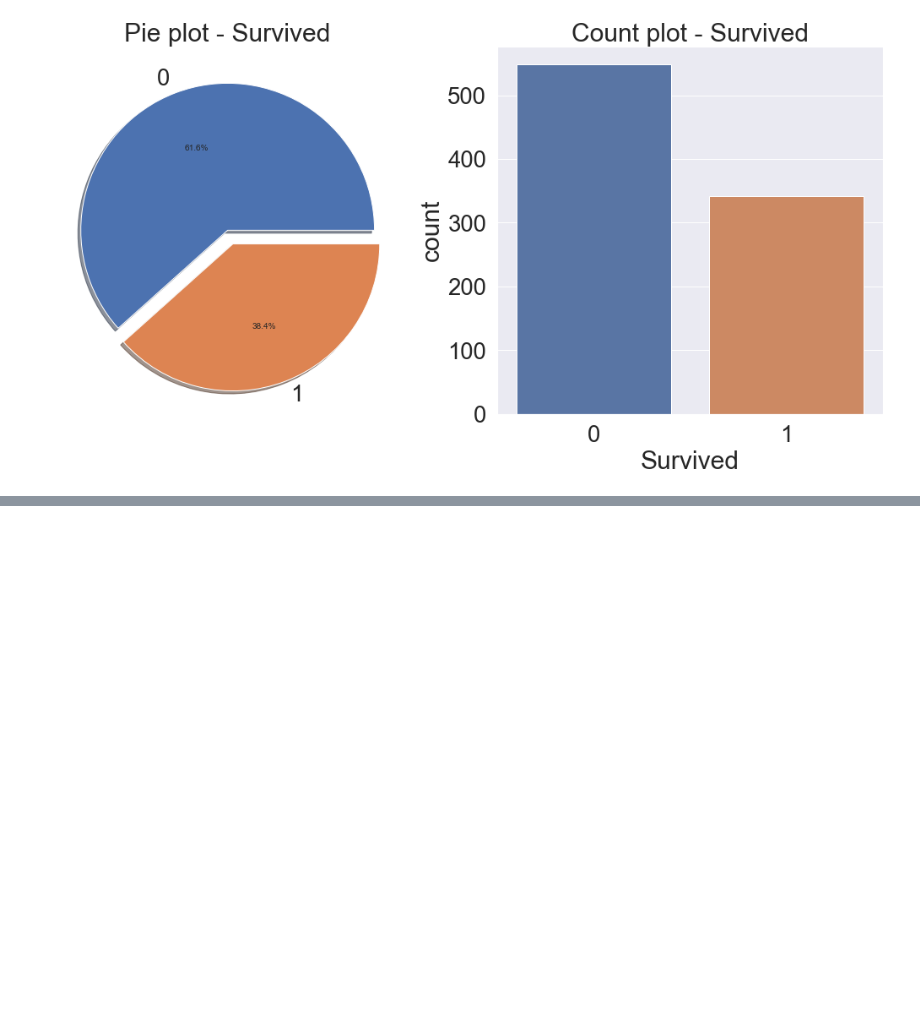
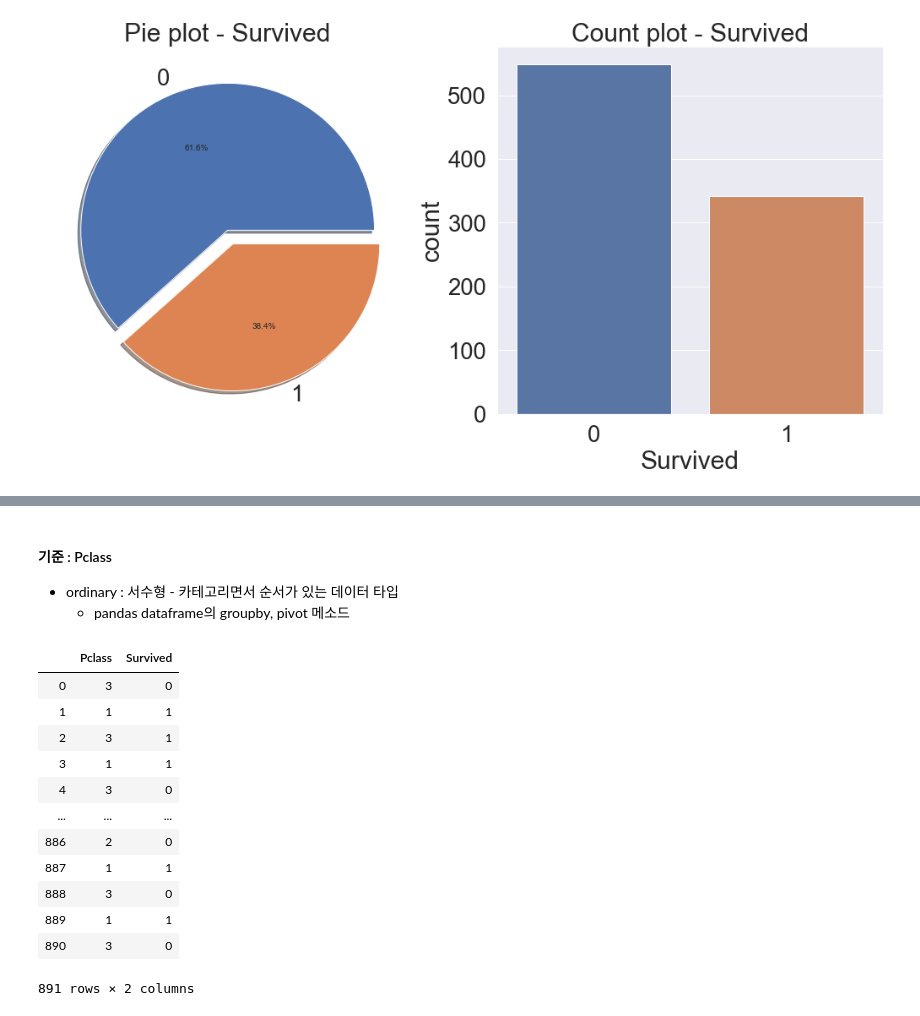
Before and after one commit to co24428/Titanic, a Jupyter notebook: titanic_code.ipynb, the cells around one changed output, grey strips where cells are left out. Saved outputs shown, nothing was run; the diff lists cells and outputs as text; code cells hidden in the pictures; blank space fills up the shorter version.

```diff
--- a/titanic_code.ipynb
+++ b/titanic_code.ipynb
@@ -154,0 +190,24 @@ plt.show()
+# %% [markdown]
+#### 기준 : Pclass
+
+- ordinary : 서수형 - 카테고리면서 순서가 있는 데이터 타입
+    - pandas dataframe의 groupby, pivot 메소드
+# %%
+"""
+Pclass 변수와 Survived 변수만 나타내라
+"""
+df_train[['Pclass', 'Survived']]
+# %% [output]
+|  | Pclass | Survived |
+| 0 | 3 | 0 |
+| 1 | 1 | 1 |
+| 2 | 3 | 1 |
+| 3 | 1 | 1 |
+| 4 | 3 | 0 |
+| ... | ... | ... |
+| 886 | 2 | 0 |
+| 887 | 1 | 1 |
+| 888 | 3 | 0 |
+| 889 | 1 | 1 |
+| 890 | 3 | 0 |
+891 rows × 2 columns
```
Also changed, not shown: parts of 7 cells of this notebook.
